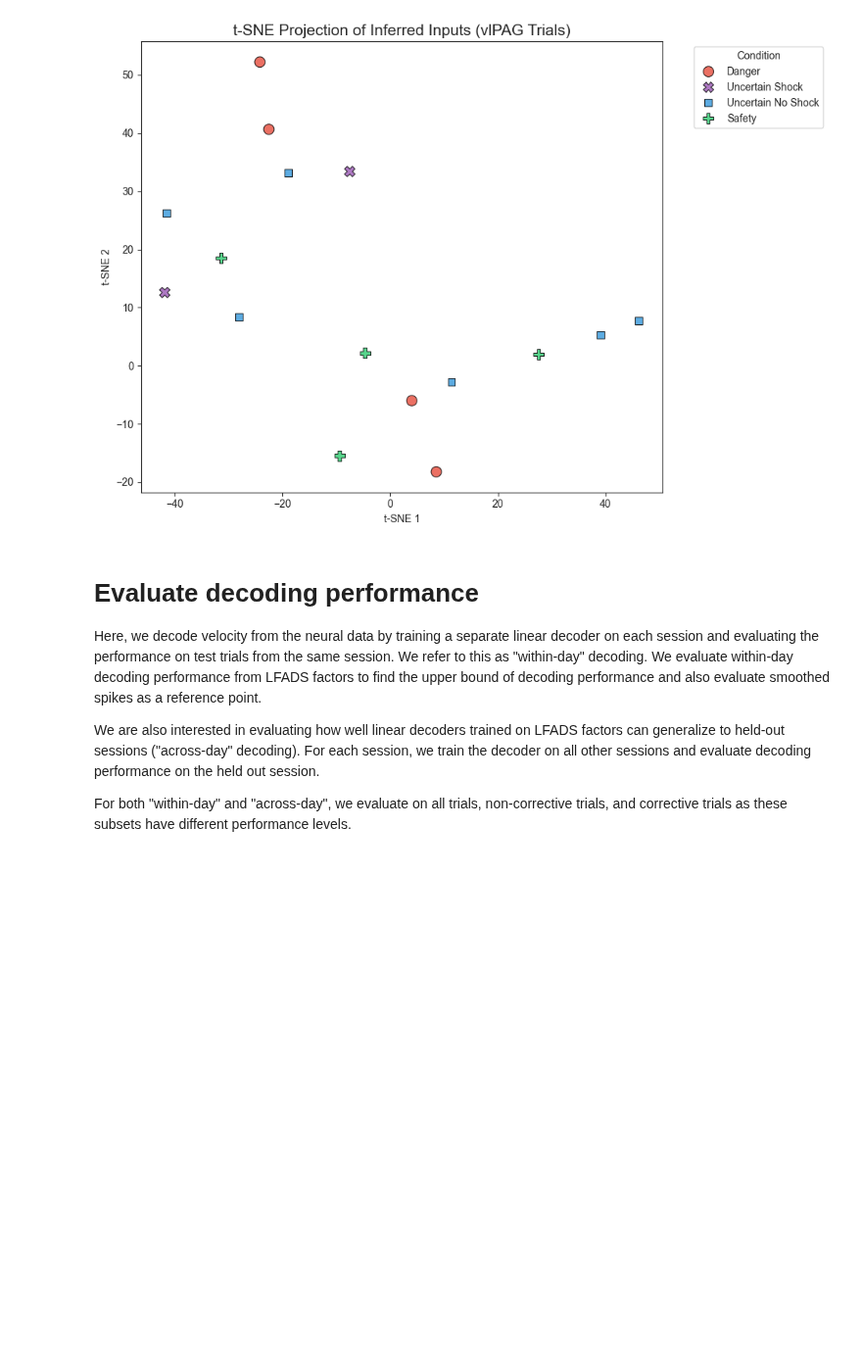
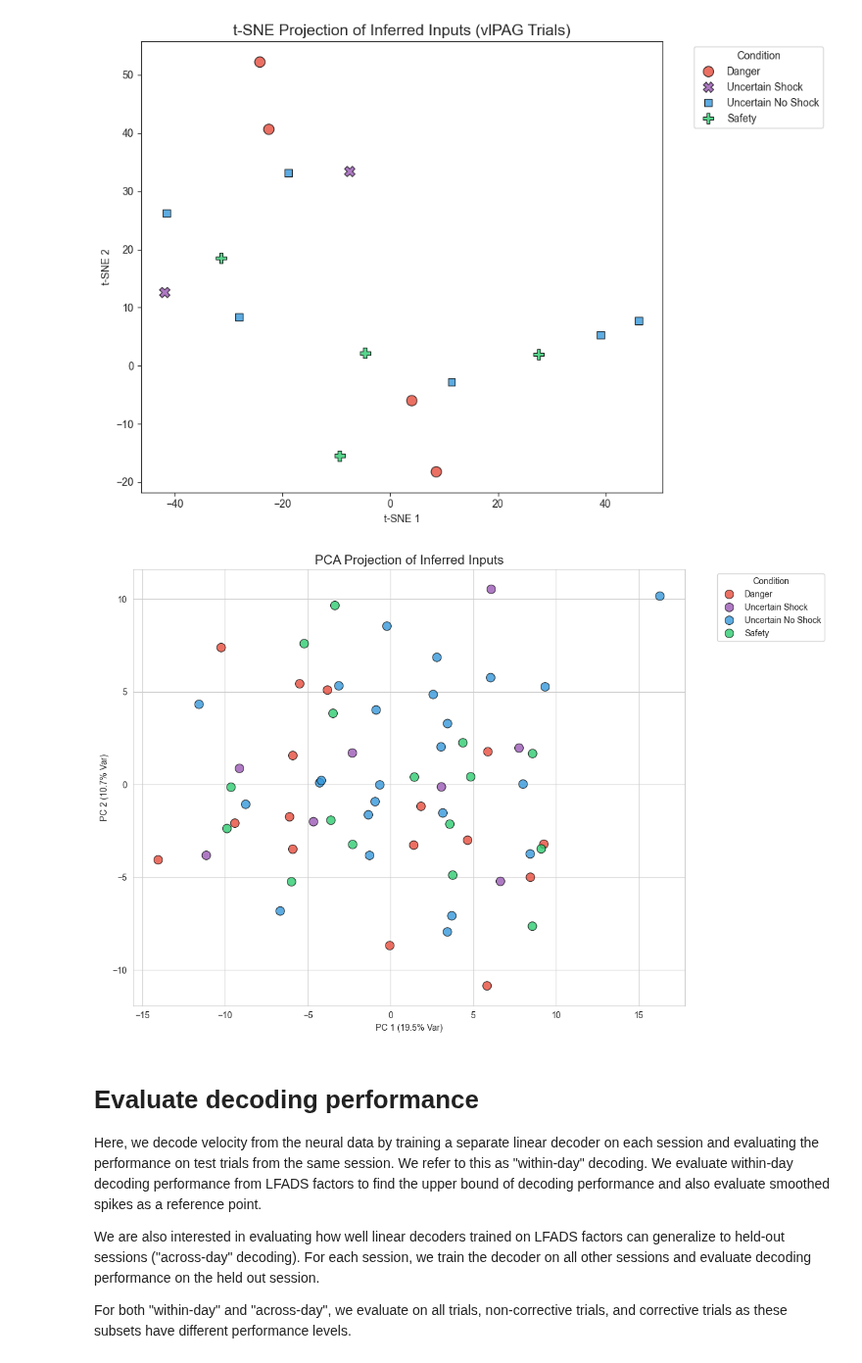
Before and after one commit to wkemilylau/iib_project_lfads, a Jupyter notebook: tutorials/multisession/bst-vlpag-eval.ipynb, the cells around one changed output. Shown at 98% size. Cells and saved outputs as stored; diff of their text form; code cells hidden in the pictures; blank space fills up the shorter version.

Commit message:
inferred input analysis

```diff
--- a/tutorials/multisession/bst-vlpag-eval.ipynb
+++ b/tutorials/multisession/bst-vlpag-eval.ipynb
@@ -403,6 +403,70 @@ def plot_tsne_conditions(data_array):
 plot_tsne_conditions(inferred_inputs['vlPAG'])
 # %% [output]
 [figure]
+# %%
+import numpy as np
+import matplotlib.pyplot as plt
+import seaborn as sns
+from sklearn.decomposition import PCA
+
+def plot_pca_stacked_inputs(data_array):
+    """
+    Reshapes data from (Trials, Time, Inputs) to (Trials * Inputs, Time)
+    and performs PCA to compare with t-SNE results.
+    """
+    # 1. Reshape: (16, 400, 4) -> (16, 4, 400) -> (64, 400)
+    n_trials, n_time, n_inputs = data_array.shape
+    # We transpose to make sure time is the 'feature' dimension
+    reshaped_data = data_array.transpose(0, 2, 1).reshape(n_trials * n_inputs, n_time)
+
+    # 2. Define labels for the 64 points (Same as your t-SNE script)
+    base_conditions = (
+        ['Danger'] * 4 +
+        ['Uncertain Shock'] * 2 +
+        ['Uncertain No Shock'] * 6 +
+        ['Safety'] * 4
+    )
+    extended_conditions = []
+    for cond in base_conditions:
+        extended_conditions.extend([cond] * n_inputs)
+
+    # 3. Run PCA
+    pca = PCA(n_components=2)
+    pca_results = pca.fit_transform(reshaped_data)
+    var_explained = pca.explained_variance_ratio_ * 100
+
+    # 4. Visualization
+    plt.figure(figsize=(12, 8))
+    sns.set_style("whitegrid")
+
+    palette = {
+        'Danger': '#e74c3c',
+        'Uncertain Shock': '#9b59b6',
+        'Uncertain No Shock': '#3498db',
+        'Safety': '#2ecc71'
+    }
+
+    sns.scatterplot(
+        x=pca_results[:, 0],
+        y=pca_results[:, 1],
+        hue=extended_conditions,
+        palette=palette,
+        s=100,
+        alpha=0.8,
+        edgecolor='black'
+    )
+
+    plt.title('PCA Projection of Inferred Inputs', fontsize=15)
+    plt.xlabel(f'PC 1 ({var_explained[0]:.1f}% Var)')
+    plt.ylabel(f'PC 2 ({var_explained[1]:.1f}% Var)')
+    plt.legend(title='Condition', bbox_to_anchor=(1.05, 1), loc='upper left')
+    plt.tight_layout()
+    plt.show()
+
+# Run the PCA comparison
+plot_pca_stacked_inputs(inferred_inputs['vlPAG'])
+# %% [output]
+[figure, added]
 # %% [markdown]
 # Evaluate decoding performance
 Here, we decode velocity from the neural data by training a separate linear decoder on each session and evaluating the performance on test trials from the same session. We refer to this as "within-day" decoding. We evaluate within-day decoding performance from LFADS factors to find the upper bound of decoding performance and also evaluate smoothed spikes as a reference point.
```
Also changed, not shown: parts of 3 cells of this notebook, 5 other files.
